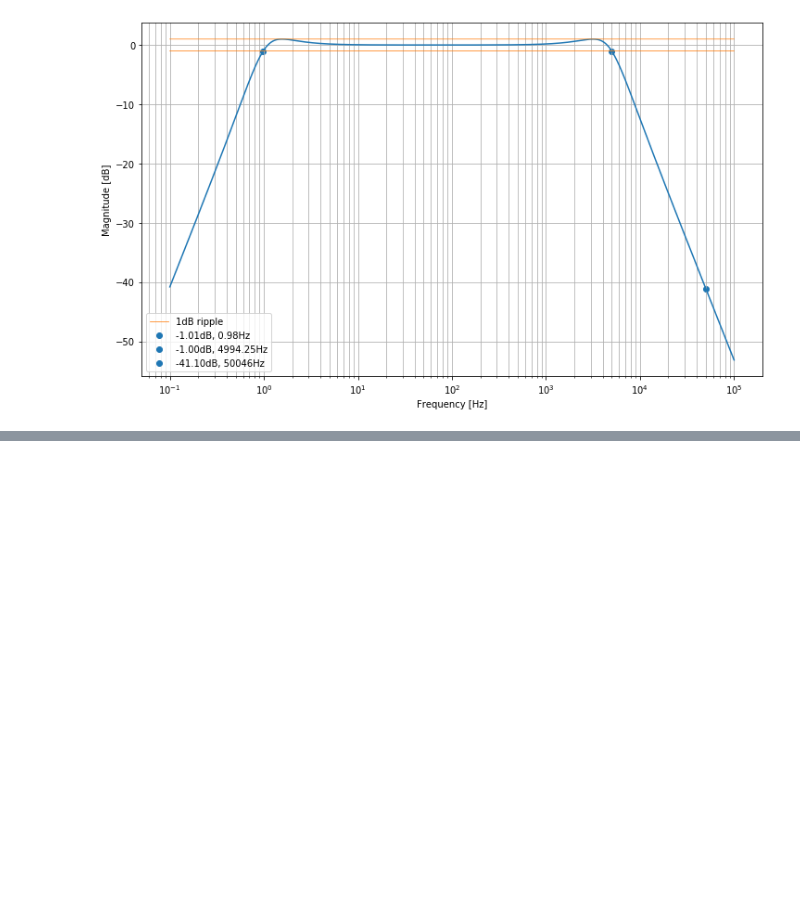
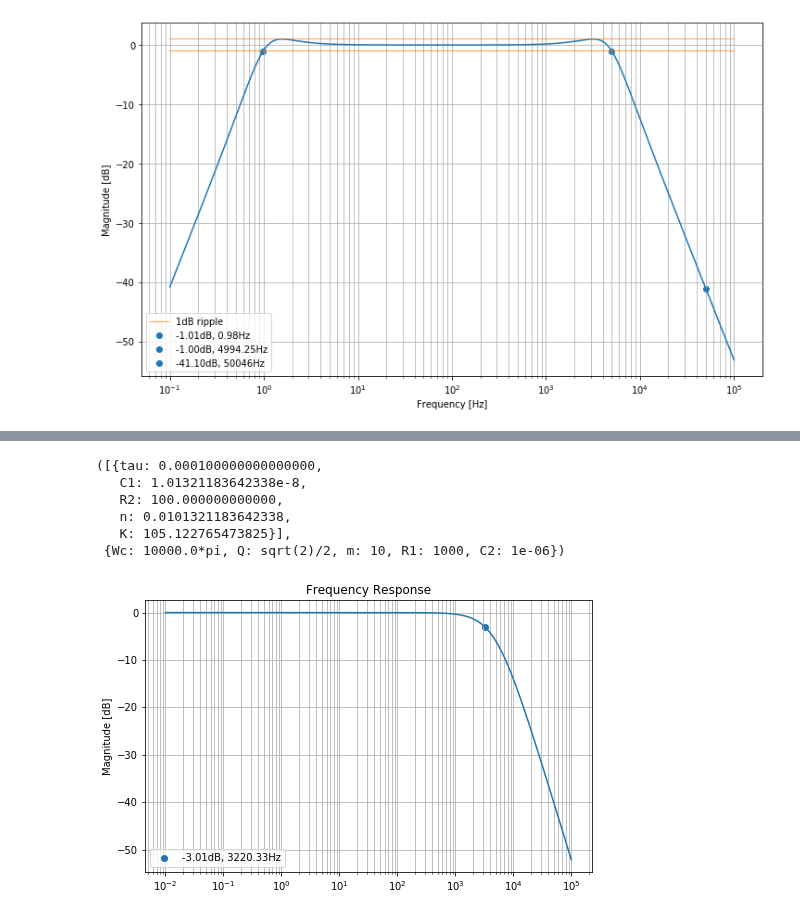
Before and after one commit to kegedy/EE538, a Jupyter notebook: design_project/design_project.ipynb, the cells around one changed output, grey strips where cells are left out. Drawn from its saved outputs; the diff is of its cells as text; code cells hidden in the pictures; blank space fills up the shorter version.

```diff
--- a/design_project/design_project.ipynb
+++ b/design_project/design_project.ipynb
@@ -597,0 +610,66 @@ plt.show();
+# %%
+# Low Pass Butterworth
+fc1 = 5e3
+systemLP = sp.Matrix([
+    [Wc - 1/(tau*sp.sqrt(m*n))],
+    [Q - sp.sqrt(m*n)/(1+m+m*n*(1-K))],
+    [m - R1/R2],
+    [n - C1/C2],
+    [tau - R2*C2]
+])
+myVals = {
+    Wc:2*sp.pi*fc1,  # 5KHz
+    Q: 1/sp.sqrt(2), # Chosen Value
+    m:10,            # Chosen Ratio
+    R1: 1000,        # Chosen Value
+    C2:1e-6        # Chosen Value
+}
+systemLP = systemLP.subs(myVals)
+eq = sp.solve(systemLP)
+eq, myVals
+# %% [output]
+([{tau: 0.000100000000000000,
+   C1: 1.01321183642338e-8,
+   R2: 100.000000000000,
+   n: 0.0101321183642338,
+   K: 105.122765473825}],
+ {Wc: 10000.0*pi, Q: sqrt(2)/2, m: 10, R1: 1000, C2: 1e-06})
+# %%
+s,m,n,C1,C2,R1,R2,Q,tau,W0,Wc,Cn,K = sp.symbols('s,m,n,C1,C2,R1,R2,Q,tau,omega0,Wc,Cn,K')
+# %%
+f = np.linspace(1e-2,1e5,10000)
+w = 2*np.pi*f
+#s = 1j*w
+
+num = 1/(R1*R2*C1*C2)
+a = 1
+b = (1/C1)*(R1+R2)/(R1*R2)
+c = 1/(R1*R2*C1*C2)
+den = a*s**2 + b*s + c
+
+components = {
+    C1:10e-9,
+    C2:10e-9,
+    R1:3183,
+    R2:3183
+}
+H = sp.Matrix([num/den])
+H = H.subs(components)
+H = lambdify(s,H,modules='numpy')
+H = H(1j*w)
+H = H[0][0]
+# %%
+fig, ax = plt.subplots(figsize=(8,5))
+
+x1 = np.where(20*np.log10(abs(H))<=-3)[0][0]
+label1 = "{:.2f}dB, {:.2f}Hz".format(20*np.log10(abs(H[x1])),f[x1])
+
+ax.set_title('Frequency Response')
+ax.semilogx(f, 20*np.log10(abs(H)))
+ax.scatter(f[x1],20*np.log10(abs(H[x1])),label=label1,color='tab:blue')
+ax.set_ylabel('Magnitude [dB]')
+ax.grid(which='both', axis='both')
+ax.legend()
+plt.show();
+# %% [output]
+[figure, added]
```
Also changed, not shown: parts of 7 cells of this notebook.
